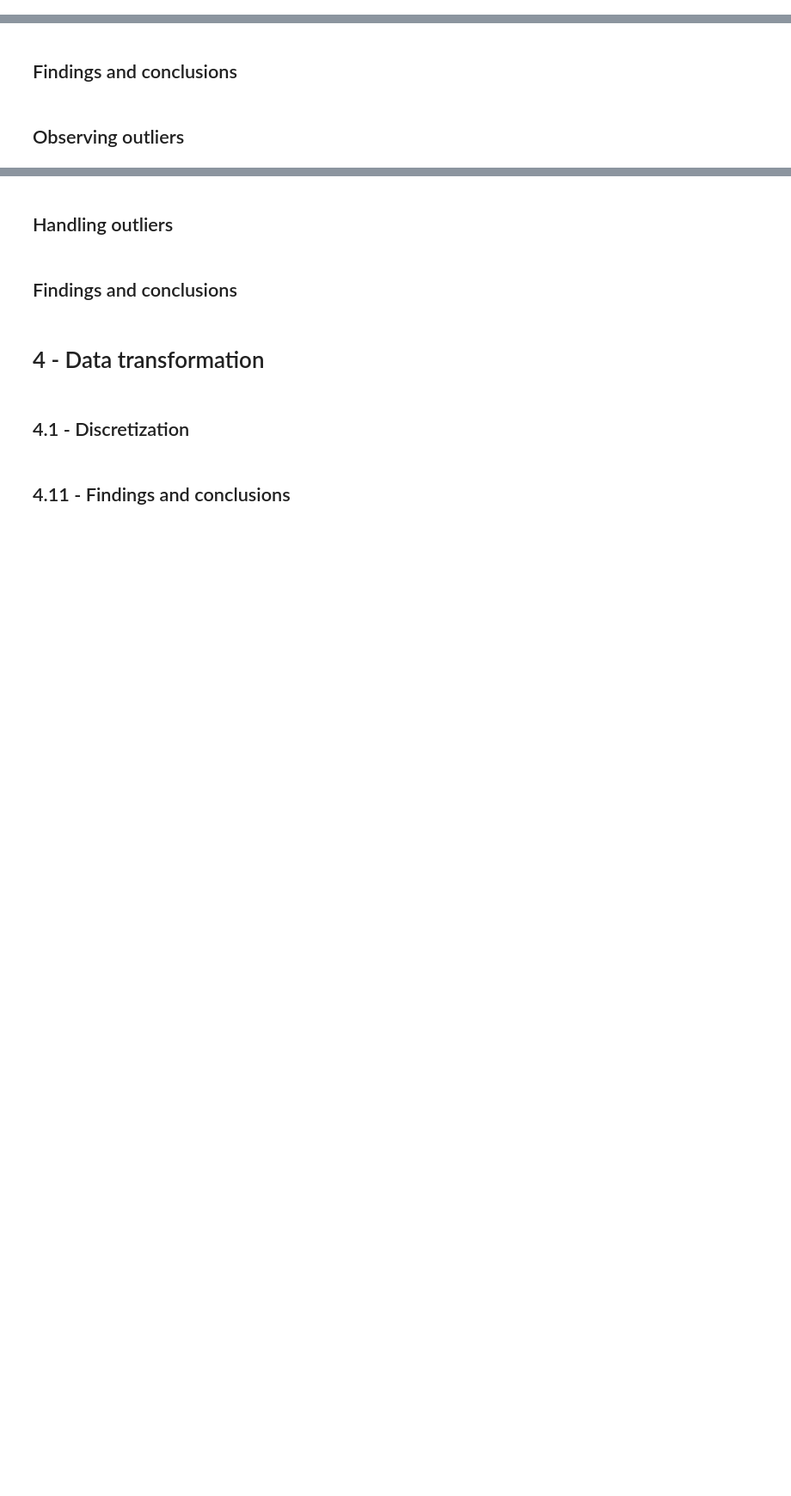
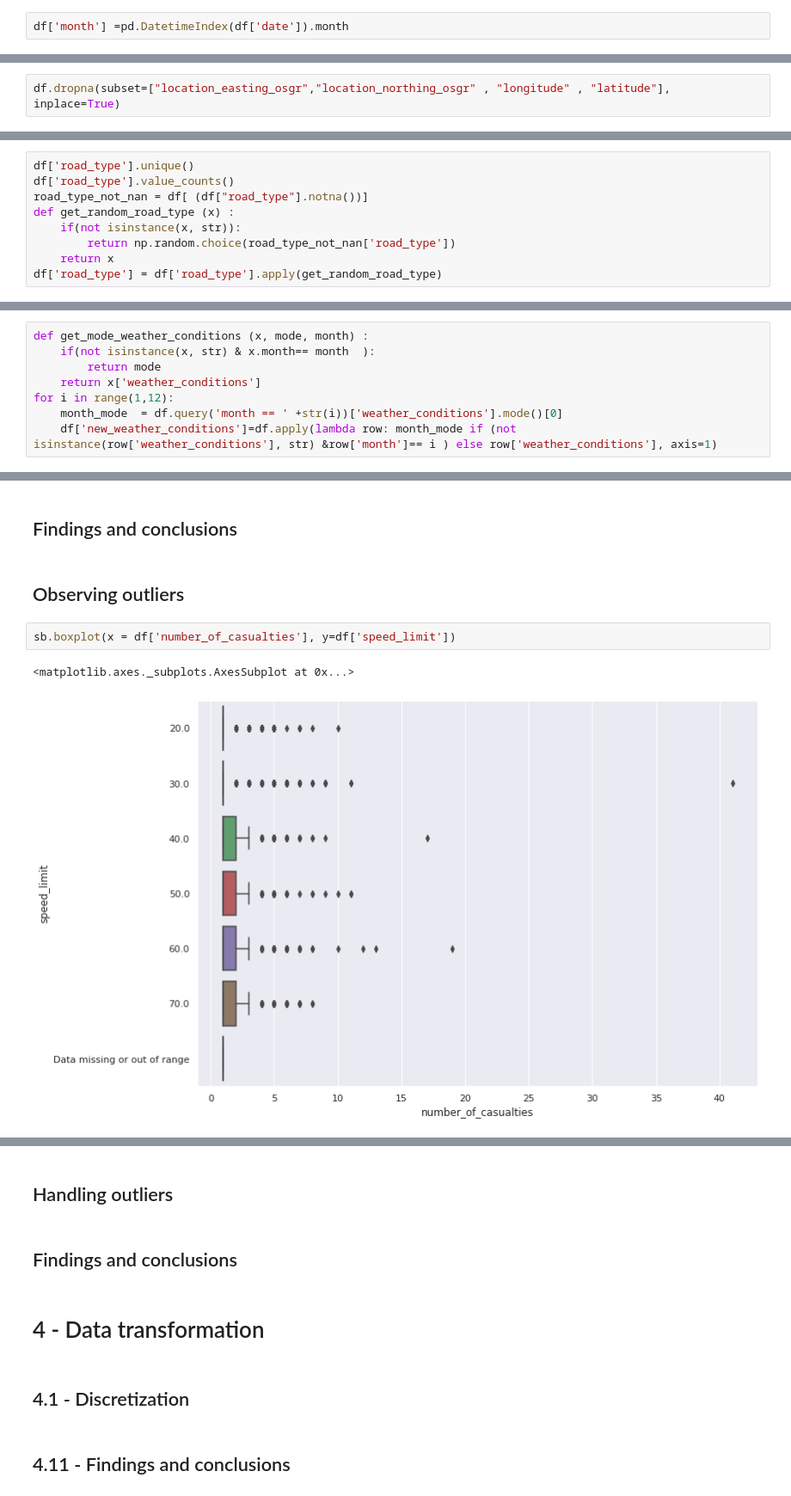
Before and after one commit to OmarAreef/DETask1, a Jupyter notebook: MS1Template.ipynb, the cells around one changed output, grey strips where cells are left out. Shown: that part at 86% size. Drawn from its saved outputs; the diff is of its cells as text; blank space fills up the shorter version.

```diff
--- a/MS1Template.ipynb
+++ b/MS1Template.ipynb
@@ -215,0 +370,2 @@ Finished EDA
+# %%
+df['month'] =pd.DatetimeIndex(df['date']).month
@@ -216,2 +380,4 @@ Finished EDA
 # %% [markdown]
 ## Handling Missing data
+# %%
+df.dropna(subset=["location_easting_osgr","location_northing_osgr" , "longitude" , "latitude"], inplace=True)
@@ -217,0 +386,9 @@ Finished EDA
+# %%
+df['road_type'].unique()
+df['road_type'].value_counts()
+road_type_not_nan = df[ (df["road_type"].notna())]
+def get_random_road_type (x) :
+    if(not isinstance(x, str)):
+        return np.random.choice(road_type_not_nan['road_type'])
+    return x
+df['road_type'] = df['road_type'].apply(get_random_road_type)
@@ -217,0 +397,8 @@ Finished EDA
+# %%
+def get_mode_weather_conditions (x, mode, month) :
+    if(not isinstance(x, str) & x.month== month  ):
+        return mode
+    return x['weather_conditions']
+for i in range(1,12):
+    month_mode  = df.query('month == ' +str(i))['weather_conditions'].mode()[0]
+    df['new_weather_conditions']=df.apply(lambda row: month_mode if (not isinstance(row['weather_conditions'], str) &row['month']== i ) else row['weather_conditions'], axis=1)
@@ -221 +435,6 @@ Finished EDA
 ## Observing outliers
+# %%
+sb.boxplot(x = df['number_of_casualties'], y=df['speed_limit'])
+# %% [output]
+<matplotlib.axes._subplots.AxesSubplot at 0x...>
+[figure, added]
```
Also changed, not shown: parts of 58 cells of this notebook.
